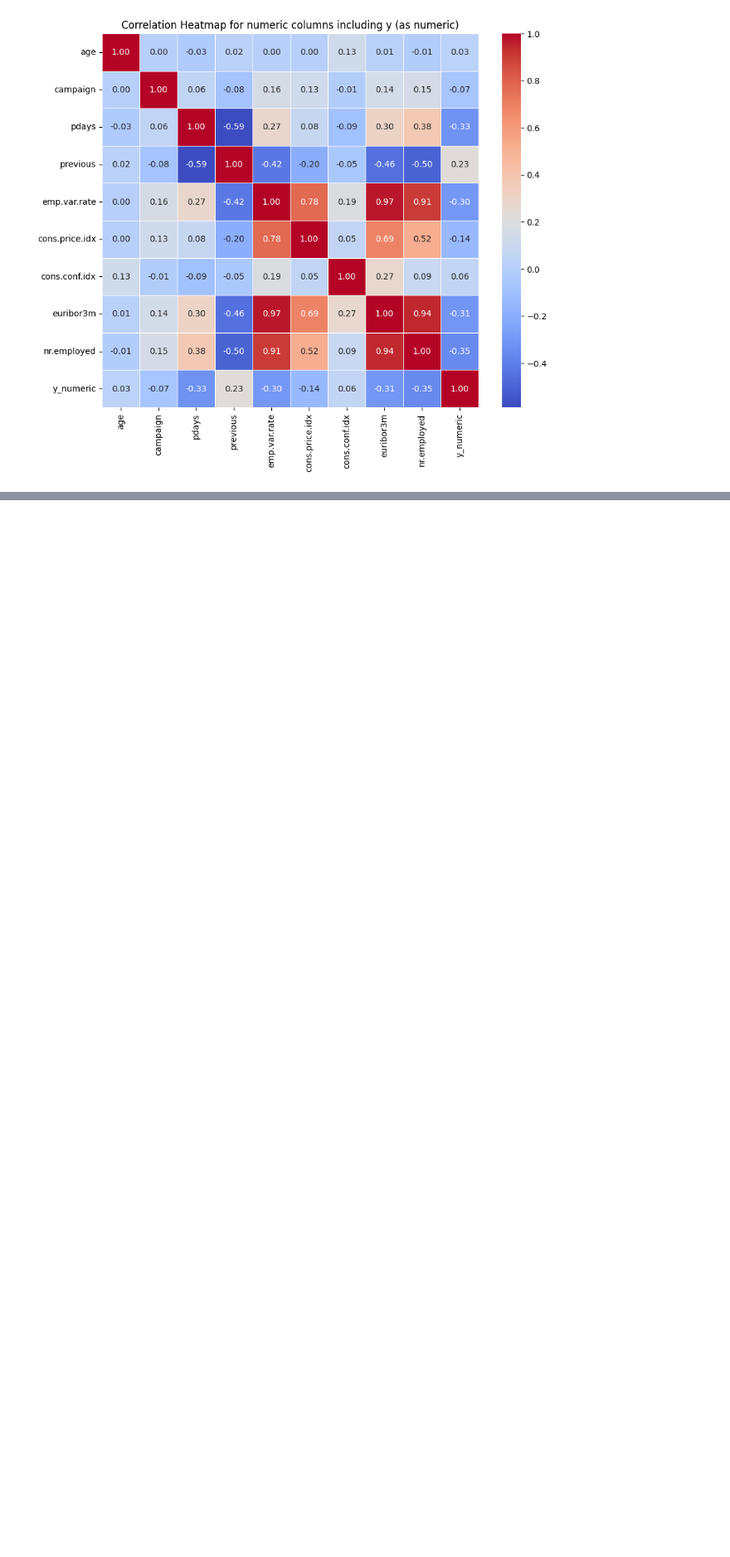
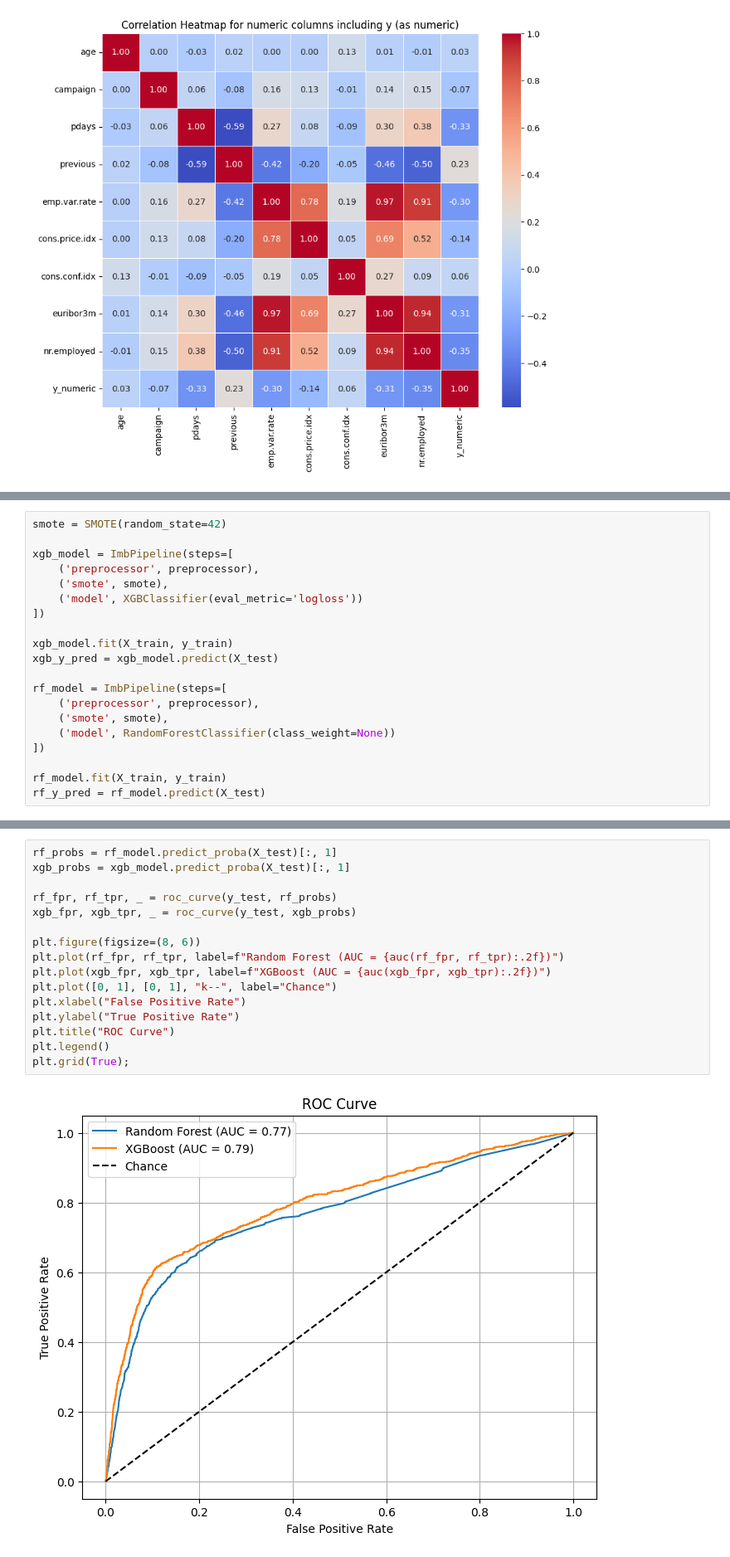
Before and after one commit to Mweru/Bank-Marketing-Data-Analysis, a Jupyter notebook: Bank_Marketing_Data_Analysis.ipynb, the cells around one changed output, grey strips where cells are left out. Shown at 83% size. Cells and saved outputs as stored; diff of their text form; blank space fills up the shorter version.

```diff
--- a/Bank_Marketing_Data_Analysis.ipynb
+++ b/Bank_Marketing_Data_Analysis.ipynb
@@ -323,0 +366,20 @@ plt.show()
+# %%
+smote = SMOTE(random_state=42)
+
+xgb_model = ImbPipeline(steps=[
+    ('preprocessor', preprocessor),
+    ('smote', smote),
+    ('model', XGBClassifier(eval_metric='logloss'))
+])
+
+xgb_model.fit(X_train, y_train)
+xgb_y_pred = xgb_model.predict(X_test)
+
+rf_model = ImbPipeline(steps=[
+    ('preprocessor', preprocessor),
+    ('smote', smote),
+    ('model', RandomForestClassifier(class_weight=None))
+])
+
+rf_model.fit(X_train, y_train)
+rf_y_pred = rf_model.predict(X_test)
@@ -323,0 +388,18 @@ plt.show()
+# %%
+rf_probs = rf_model.predict_proba(X_test)[:, 1]
+xgb_probs = xgb_model.predict_proba(X_test)[:, 1]
+
+rf_fpr, rf_tpr, _ = roc_curve(y_test, rf_probs)
+xgb_fpr, xgb_tpr, _ = roc_curve(y_test, xgb_probs)
+
+plt.figure(figsize=(8, 6))
+plt.plot(rf_fpr, rf_tpr, label=f"Random Forest (AUC = {auc(rf_fpr, rf_tpr):.2f})")
+plt.plot(xgb_fpr, xgb_tpr, label=f"XGBoost (AUC = {auc(xgb_fpr, xgb_tpr):.2f})")
+plt.plot([0, 1], [0, 1], "k--", label="Chance")
+plt.xlabel("False Positive Rate")
+plt.ylabel("True Positive Rate")
+plt.title("ROC Curve")
+plt.legend()
+plt.grid(True);
+# %% [output]
+[figure, added]
```
Also changed, not shown: parts of 60 cells of this notebook.
